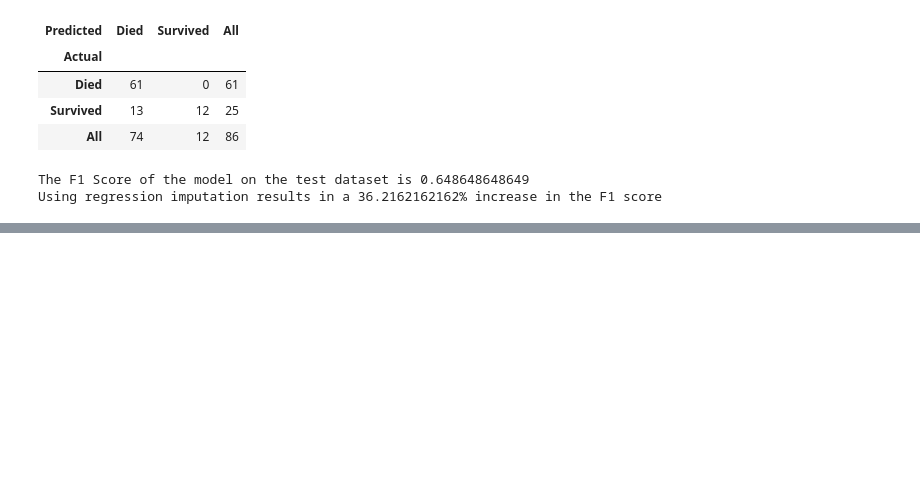
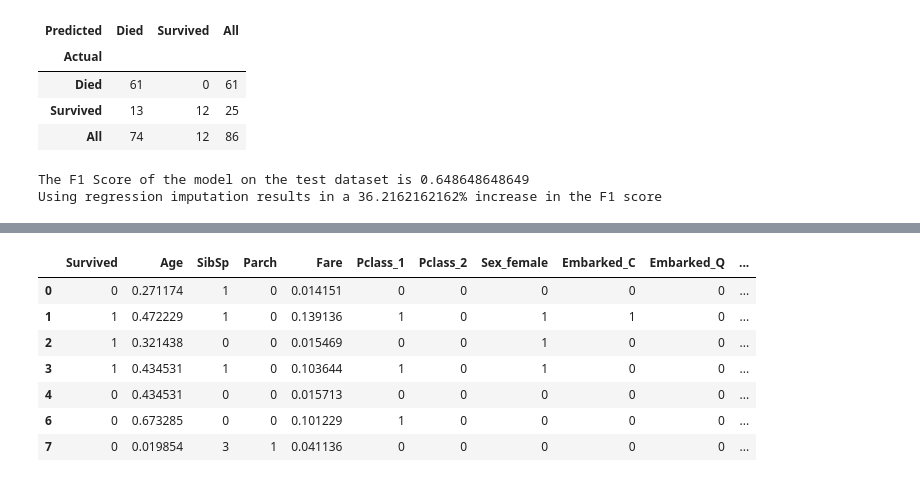
Before and after one commit to VCZLee/Jupyter-Notebooks, a Jupyter notebook: Kaggle/Titanic/Titanic Dataset - Python and data science basics.ipynb, the cells around one changed output, grey strips where cells are left out. Drawn from its saved outputs; the diff is of its cells as text; code cells hidden in the pictures; blank space fills up the shorter version.

```diff
--- a/Kaggle/Titanic/Titanic Dataset - Python and data science basics.ipynb
+++ b/Kaggle/Titanic/Titanic Dataset - Python and data science basics.ipynb
@@ -571,0 +591,15 @@ While using our age GLM to predict passenger ages only resulted in a ~5.5% decre
+# %%
+from sklearn import preprocessing
+scaler = preprocessing.MinMaxScaler()
+scaled_train_svm = train.copy()
+scaled_train_svm[['Age', 'Fare']] = scaler.fit_transform(scaled_train_svm[['Age', 'Fare']])
+scaled_train_svm.head(n = 7)
+# %% [output]
+|  | Survived | Age | SibSp | Parch | Fare | Pclass_1 | Pclass_2 | Sex_female | Embarked_C | Embarked_Q | ... |
+| 0 | 0 | 0.271174 | 1 | 0 | 0.014151 | 0 | 0 | 0 | 0 | 0 | ... |
+| 1 | 1 | 0.472229 | 1 | 0 | 0.139136 | 1 | 0 | 1 | 1 | 0 | ... |
+| 2 | 1 | 0.321438 | 0 | 0 | 0.015469 | 0 | 0 | 1 | 0 | 0 | ... |
+| 3 | 1 | 0.434531 | 1 | 0 | 0.103644 | 1 | 0 | 1 | 0 | 0 | ... |
+| 4 | 0 | 0.434531 | 0 | 0 | 0.015713 | 0 | 0 | 0 | 0 | 0 | ... |
+| 6 | 0 | 0.673285 | 0 | 0 | 0.101229 | 1 | 0 | 0 | 0 | 0 | ... |
+| 7 | 0 | 0.019854 | 3 | 1 | 0.041136 | 0 | 0 | 0 | 0 | 0 | ... |
```
Also changed, not shown: parts of 5 cells of this notebook.
